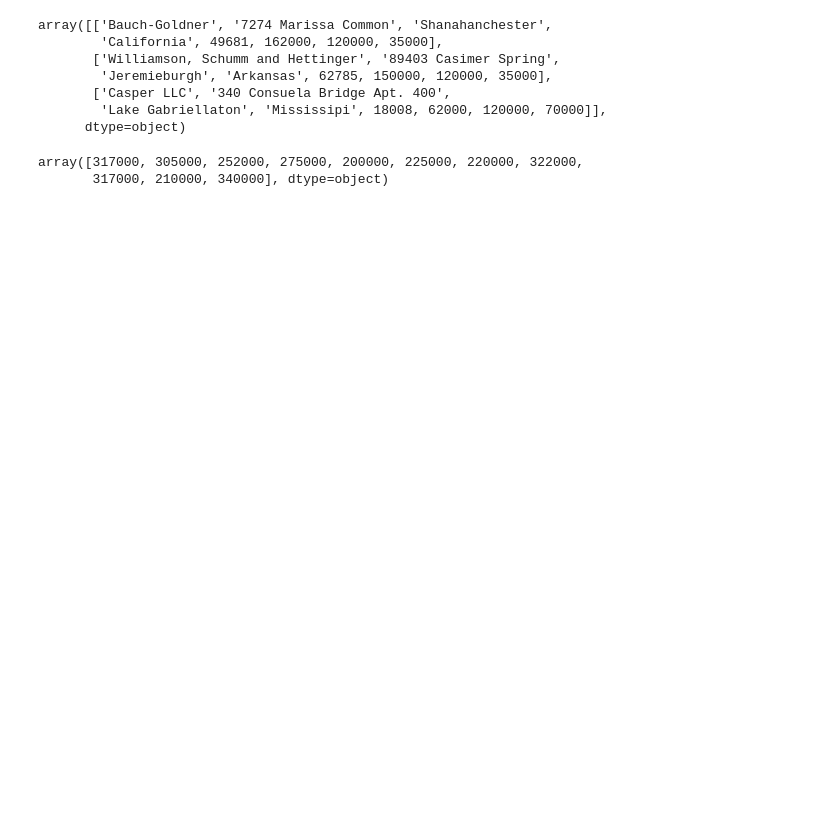
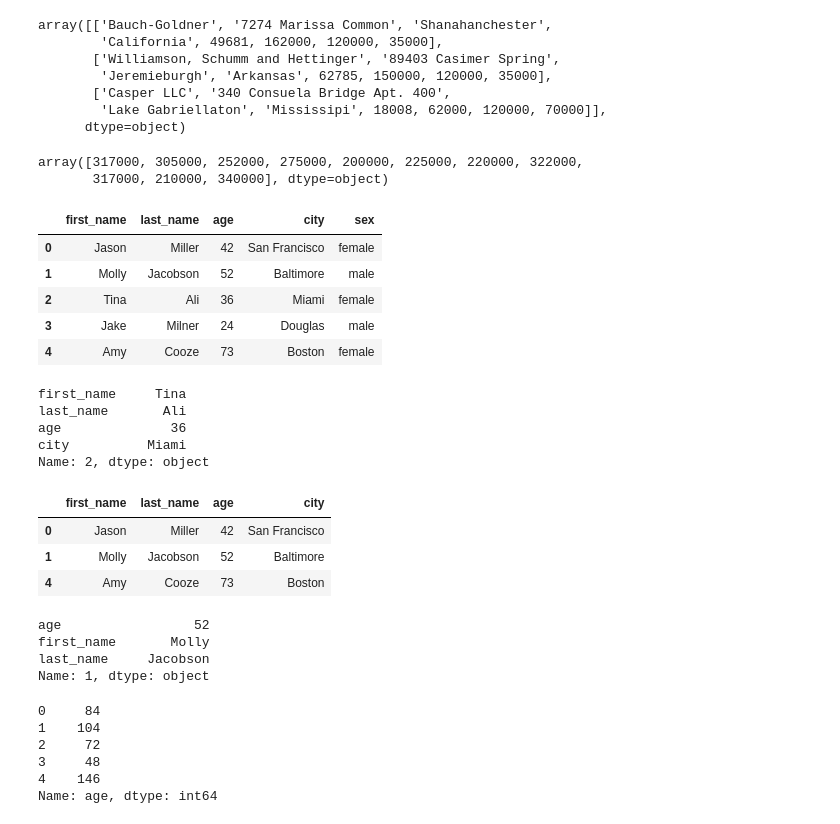
Before and after one commit to fastz123/4th_revolution, a Jupyter notebook: 4th_revolution-master/4th_revolution-master/bigdata/bigdata/home.selection/bigdata/Numpy_Pandas/pd1/5. Pandas(2019.05.16).ipynb, the cells around one changed output. Cells and saved outputs as stored; diff of their text form; code cells hidden in the pictures; blank space fills up the shorter version.

```diff
--- a/4th_revolution-master/4th_revolution-master/bigdata/bigdata/home.selection/bigdata/Numpy_Pandas/pd1/5. Pandas(2019.05.16).ipynb
+++ b/4th_revolution-master/4th_revolution-master/bigdata/bigdata/home.selection/bigdata/Numpy_Pandas/pd1/5. Pandas(2019.05.16).ipynb
@@ -646,3 +646,19 @@ matrix[:,-3:].sum(axis=1)
 # %% [output]
 array([317000, 305000, 252000, 275000, 200000, 225000, 220000, 322000,
        317000, 210000, 340000], dtype=object)
+# %%
+raw_data = {'first_name': ['Jason', 'Molly', 'Tina', 'Jake', 'Amy'],
+        'last_name': ['Miller', 'Jacobson', 'Ali', 'Milner', 'Cooze'],
+        'age': [42, 52, 36, 24, 73],
+        'city': ['San Francisco', 'Baltimore', 'Miami', 'Douglas', 'Boston'],
+        'sex':['female','male','female','male','female']   }
+
+df = DataFrame(raw_data,columns=[i for i in raw_data] )
+df
+# %% [output]
+|  | first_name | last_name | age | city | sex |
+| 0 | Jason | Miller | 42 | San Francisco | female |
+| 1 | Molly | Jacobson | 52 | Baltimore | male |
+| 2 | Tina | Ali | 36 | Miami | female |
+| 3 | Jake | Milner | 24 | Douglas | male |
+| 4 | Amy | Cooze | 73 | Boston | female |
@@ -648,0 +667,31 @@ array([317000, 305000, 252000, 275000, 200000, 225000, 220000, 322000,
+# %%
+df.loc[2]
+# %% [output]
+first_name     Tina
+last_name       Ali
+age              36
+city          Miami
+Name: 2, dtype: object
+# %%
+df[df.age>40]
+# %% [output]
+|  | first_name | last_name | age | city |
+| 0 | Jason | Miller | 42 | San Francisco |
+| 1 | Molly | Jacobson | 52 | Baltimore |
+| 4 | Amy | Cooze | 73 | Boston |
+# %%
+df[['age','first_name','last_name']].loc[1]
+# %% [output]
+age                 52
+first_name       Molly
+last_name     Jacobson
+Name: 1, dtype: object
+# %%
+df['age']*2
+# %% [output]
+0     84
+1    104
+2     72
+3     48
+4    146
+Name: age, dtype: int64
```
Also changed, not shown: parts of 3 cells of this notebook, 20 other files.
